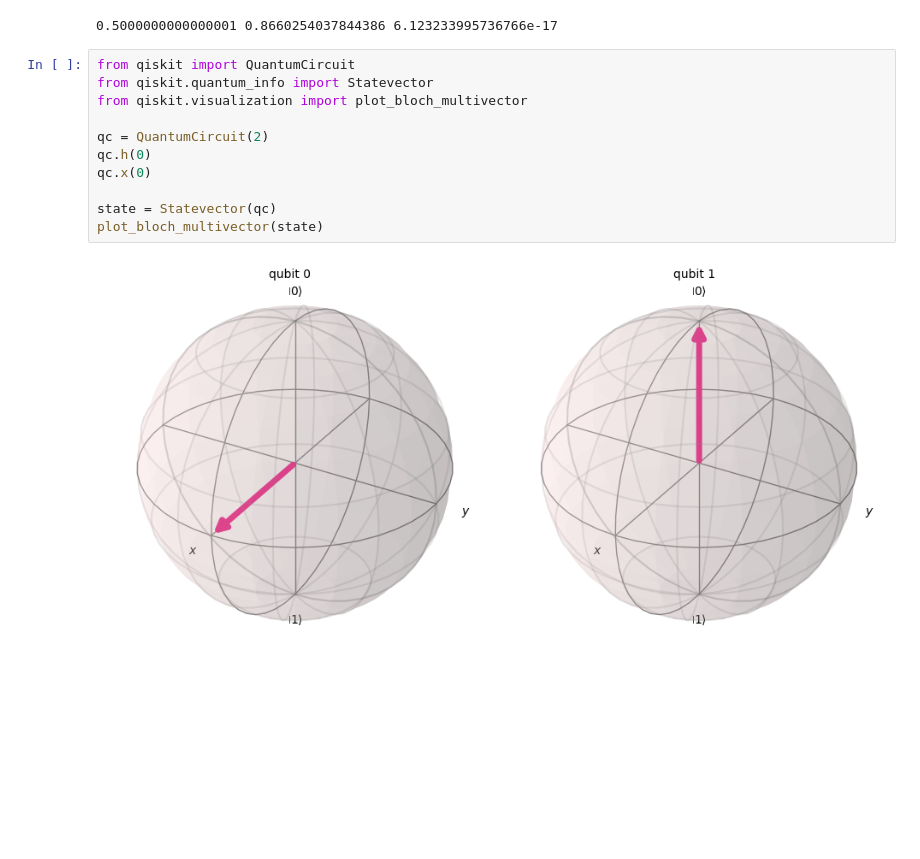
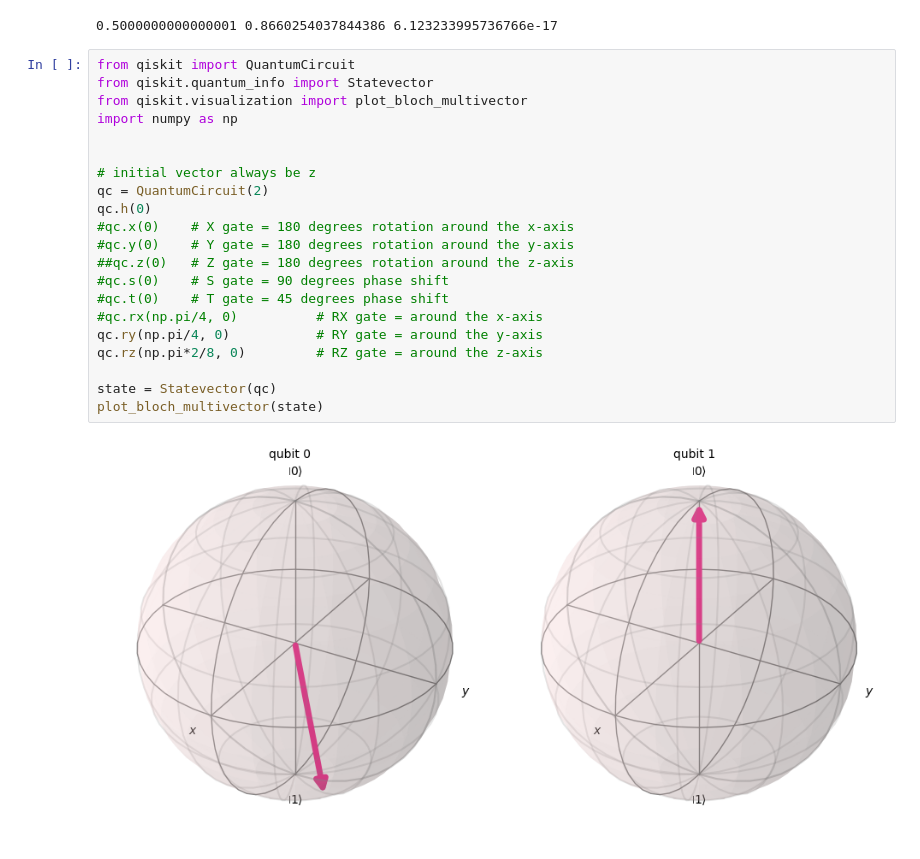
Before and after one commit to Tongtengkung/MSE802, a Jupyter notebook: Bloch_Sphere.ipynb, the cells around one changed output. Drawn from its saved outputs; the diff is of its cells as text; blank space fills up the shorter version.

```diff
--- a/Bloch_Sphere.ipynb
+++ b/Bloch_Sphere.ipynb
@@ -32,13 +32,23 @@ print(x,y,z)
 # %%
 from qiskit import QuantumCircuit
 from qiskit.quantum_info import Statevector
 from qiskit.visualization import plot_bloch_multivector
+import numpy as np
 
+
+# initial vector always be z
 qc = QuantumCircuit(2)
 qc.h(0)
-qc.x(0)
+#qc.x(0)    # X gate = 180 degrees rotation around the x-axis
+#qc.y(0)    # Y gate = 180 degrees rotation around the y-axis
+##qc.z(0)   # Z gate = 180 degrees rotation around the z-axis
+#qc.s(0)    # S gate = 90 degrees phase shift
+#qc.t(0)    # T gate = 45 degrees phase shift
+#qc.rx(np.pi/4, 0)          # RX gate = around the x-axis
+qc.ry(np.pi/4, 0)           # RY gate = around the y-axis
+qc.rz(np.pi*2/8, 0)         # RZ gate = around the z-axis
 
 state = Statevector(qc)
 plot_bloch_multivector(state)
 # %% [output]
-[figure, old version]
+[figure, new version]
```
Also changed, not shown: parts of 1 cell of this notebook, 3 other files.
